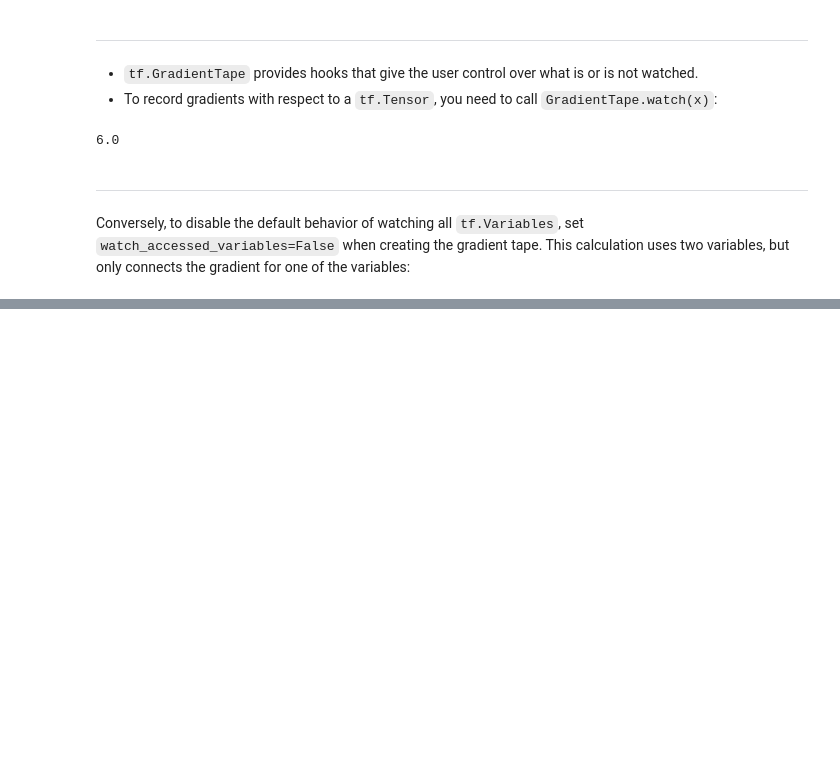
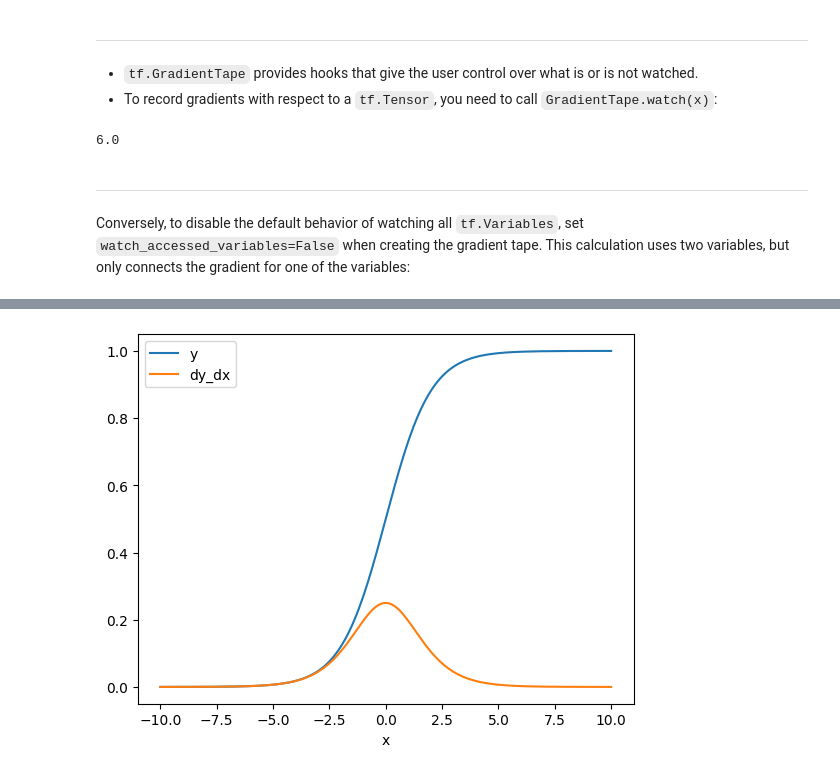
Before and after one commit to Ayikanying-ux/Getting_started_-with_deep_learning, a Jupyter notebook: automatic_differentiation_and_gradients.ipynb, the cells around one changed output, grey strips where cells are left out. Cells and saved outputs as stored; diff of their text form; code cells hidden in the pictures; blank space fills up the shorter version.

```diff
--- a/automatic_differentiation_and_gradients.ipynb
+++ b/automatic_differentiation_and_gradients.ipynb
@@ -150,0 +210,7 @@
+# %%
+x = tf.Variable(2.0)
+with tf.GradientTape(persistent=True) as tape:
+  y0 = x **2
+  y1 = 1/x
+print(tape.gradient(y0, x).numpy())
+print(tape.gradient(y1, x).numpy())
@@ -150,0 +227,6 @@
+# %%
+x = tf.Variable(2.0)
+with tf.GradientTape() as tape:
+  y0 = x**2
+  y1 = 1/x
+print(tape.gradient({"y0": y0, "y1": y1}, x).numpy())
@@ -150,0 +241,5 @@
+# %%
+x = tf.Variable(2.)
+with tf.GradientTape() as tape:
+  y = x*[3., 4.]
+print(tape.gradient(y, x).numpy())
@@ -150,0 +254,14 @@
+# %%
+x = tf.linspace(-10.0, 10.0, 200+1)
+with tf.GradientTape() as tape:
+  tape.watch(x)
+  y = tf.nn.sigmoid(x)
+
+dy_dx = tape.gradient(y, x)
+# %%
+plt.plot(x, y, label='y')
+plt.plot(x, dy_dx, label='dy_dx')
+plt.legend()
+_ = plt.xlabel('x')
+# %% [output]
+[figure, added]
```
Also changed, not shown: parts of 32 cells of this notebook.
